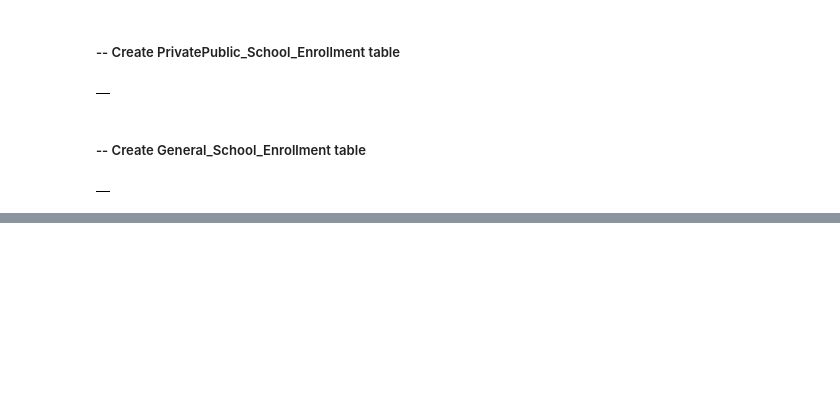
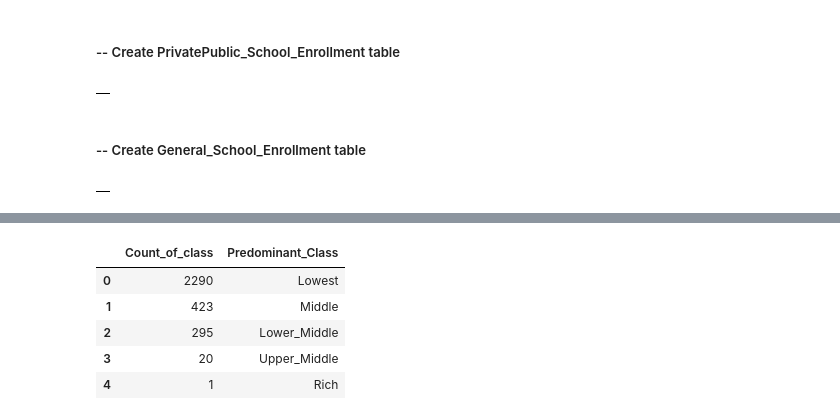
Before and after one commit to xindixu/US-demographic-analysis, a Jupyter notebook: Mai_notebook.ipynb, the cells around one changed output, grey strips where cells are left out. Cells and saved outputs as stored; diff of their text form; code cells hidden in the pictures; blank space fills up the shorter version.

```diff
--- a/Mai_notebook.ipynb
+++ b/Mai_notebook.ipynb
@@ -102,0 +127,14 @@ where NAME is not null
+# %%
+%%bigquery
+select count(Predominant_Class) as Count_of_class, Predominant_Class
+from acs_2018_modeled.Income_Beam_DF i join acs_2018_modeled.Housing_Value_Beam_DF h
+on i.ZCTA5 = h.ZCTA5
+where High_Housing_Value <> 0 and Middle_Housing_Value <> 0 and Low_Housing_Value <> 0
+group by Predominant_Class
+# %% [output]
+|  | Count_of_class | Predominant_Class |
+| 0 | 2290 | Lowest |
+| 1 | 423 | Middle |
+| 2 | 295 | Lower_Middle |
+| 3 | 20 | Upper_Middle |
+| 4 | 1 | Rich |
```
Also changed, not shown: parts of 4 cells of this notebook.
